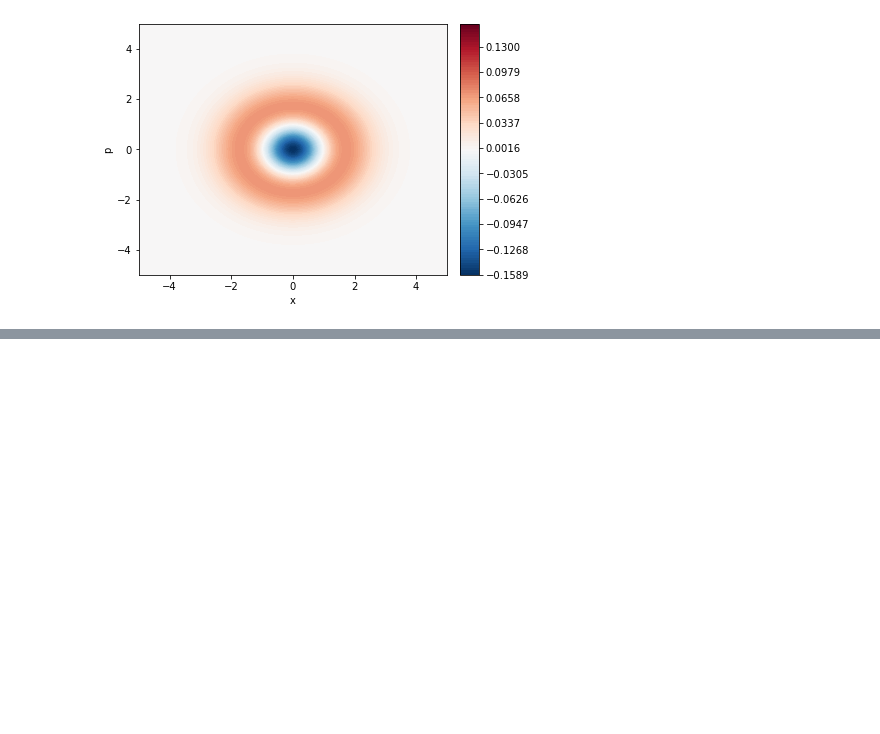
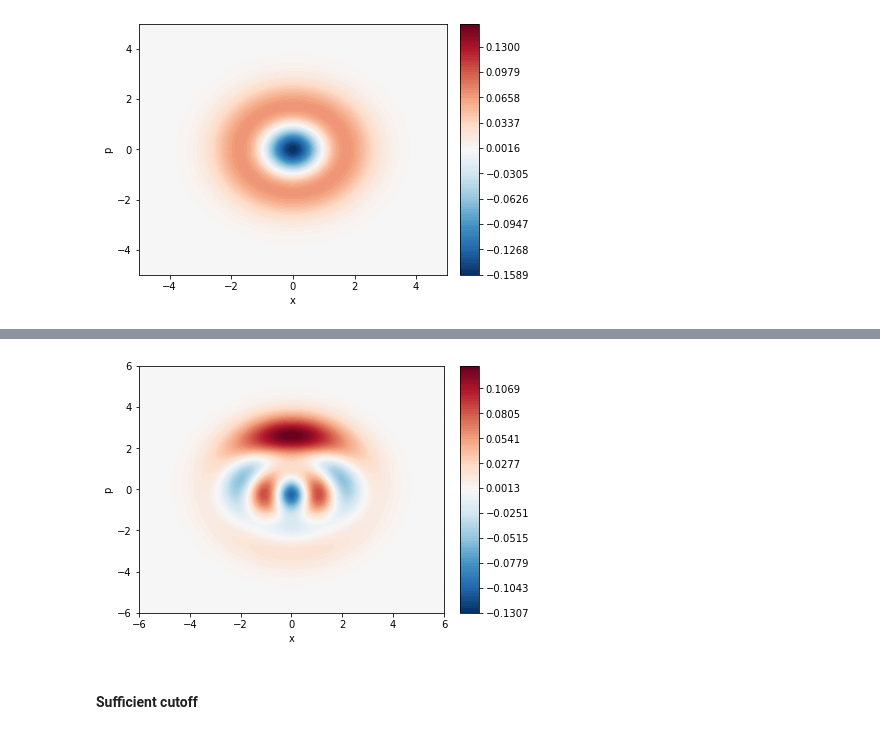
Before and after one commit to C2QA/bosonic-qiskit, a Jupyter notebook: tutorials/wigner-function/wigner-function.ipynb, the cells around one changed output, grey strips where cells are left out. Drawn from its saved outputs; the diff is of its cells as text; code cells hidden in the pictures; blank space fills up the shorter version.

Commit message:
Added displacement examples to wigner-function to illustrate cutoff requirements and creation of coherent states.

```diff
--- a/tutorials/wigner-function/wigner-function.ipynb
+++ b/tutorials/wigner-function/wigner-function.ipynb
@@ -89,0 +101,21 @@ c2qa.util.plot_wigner(circuit1, state1)
+# %%
+qmr2 = c2qa.QumodeRegister(num_qumodes=1, num_qubits_per_qumode=2)
+qr2 = qiskit.QuantumRegister(size=1)
+circuit2 = c2qa.CVCircuit(qmr2, qr2)
+
+# Initialize your qubit (should have no effect on Fock state Wigner function)
+circuit2.initialize([1,0], qr2[0])
+# circuit1.initialize([0,1], qr1[0])
+
+# Initialize the qumode to a zero Fock sate (ie. the vaccuum)
+circuit2.cv_initialize(0, qmr2[0])
+
+# Displace the vaccuum using the displacement gate
+# Displace the quasi-probability distribution along the position axis x with a real number
+# circuit2.cv_d(numpy.pi/2,qmr1[0])
+# Displace the quasi-probability distribution along the momentum axis with an imaginary number
+circuit2.cv_d(numpy.pi/2*1j,qmr2[0])
+
+
+state2, _ = c2qa.util.simulate(circuit2)
+print(state2)
@@ -89,0 +141,8 @@ c2qa.util.plot_wigner(circuit1, state1)
+# %%
+c2qa.util.plot_wigner(circuit2, state2)
+
+# Not the expected behavior of displacing the vaccuum, which should simply shift the quasi-probability distribution without distorting it.
+# %% [output]
+[figure, added]
+# %% [markdown]
+#### Sufficient cutoff
```
Also changed, not shown: parts of 10 cells of this notebook.
